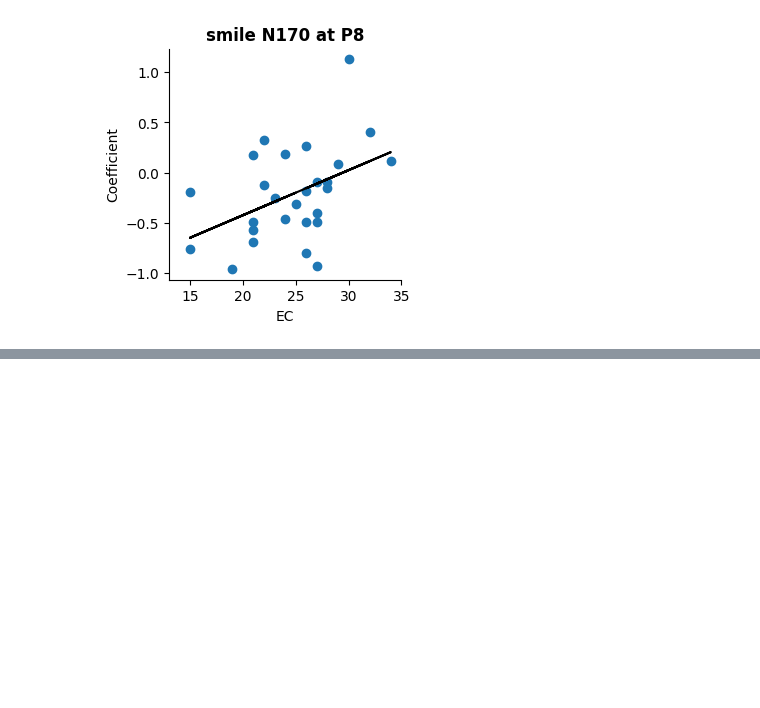
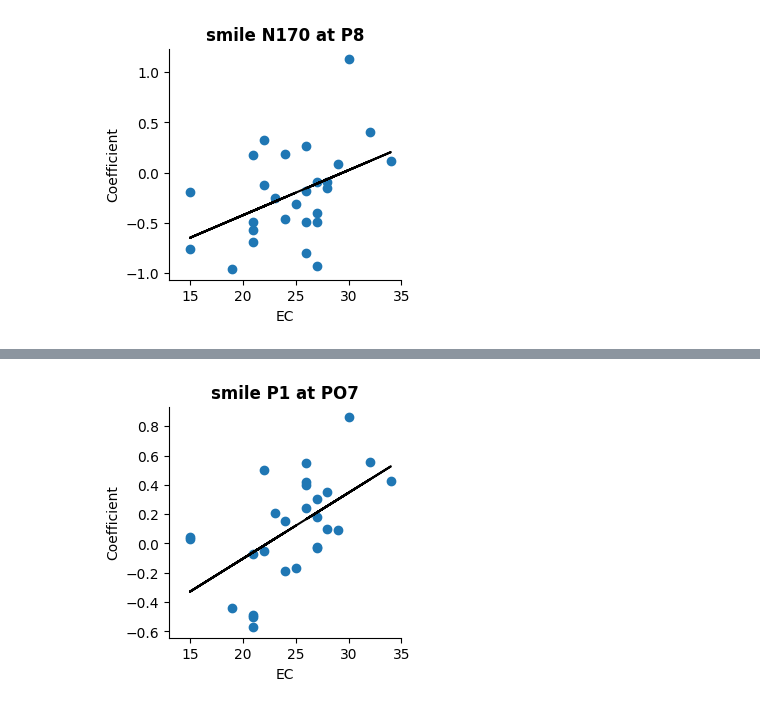
Before and after one commit to Kei-Kobayash/multiple_smiles, a Jupyter notebook: LSM_revised2023_10_15.ipynb, the cells around one changed output, grey strips where cells are left out. Drawn from its saved outputs; the diff is of its cells as text; code cells hidden in the pictures; blank space fills up the shorter version.

```diff
--- a/LSM_revised2023_10_15.ipynb
+++ b/LSM_revised2023_10_15.ipynb
@@ -194,0 +241,4 @@ coef_scatter("smile N170 at P8", df_results_smile_P8)
+# %%
+coef_scatter("smile P1 at PO7", df_results_smile_PO7)
+# %% [output]
+[figure, added]
```
Also changed, not shown: parts of 8 cells of this notebook.
